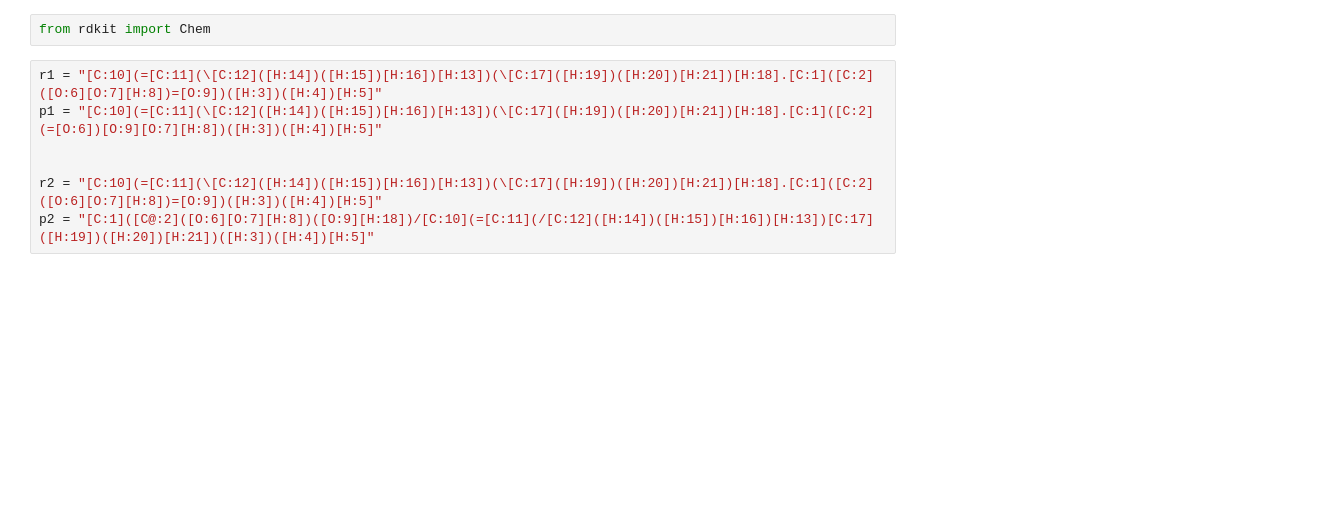
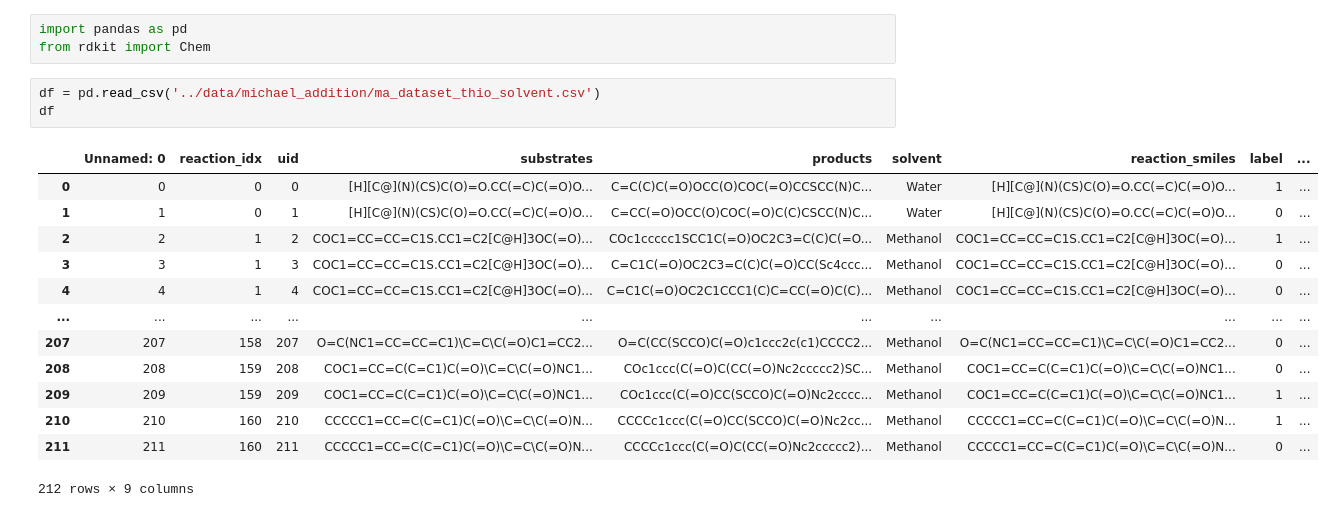
Before and after one commit to rhjvanworkum/reaction_path_sampler, a Jupyter notebook: notebooks/test.ipynb, the cells around one changed output. Saved outputs shown, nothing was run; the diff lists cells and outputs as text; blank space fills up the shorter version.

```diff
--- a/notebooks/test.ipynb
+++ b/notebooks/test.ipynb
@@ -1,9 +1,20 @@
 # %%
+import pandas as pd
 from rdkit import Chem
-# %%
-r1 = "[C:10](=[C:11](\[C:12]([H:14])([H:15])[H:16])[H:13])(\[C:17]([H:19])([H:20])[H:21])[H:18].[C:1]([C:2]([O:6][O:7][H:8])=[O:9])([H:3])([H:4])[H:5]"
-p1 = "[C:10](=[C:11](\[C:12]([H:14])([H:15])[H:16])[H:13])(\[C:17]([H:19])([H:20])[H:21])[H:18].[C:1]([C:2](=[O:6])[O:9][O:7][H:8])([H:3])([H:4])[H:5]"
-
-
-r2 = "[C:10](=[C:11](\[C:12]([H:14])([H:15])[H:16])[H:13])(\[C:17]([H:19])([H:20])[H:21])[H:18].[C:1]([C:2]([O:6][O:7][H:8])=[O:9])([H:3])([H:4])[H:5]"
-p2 = "[C:1]([C@:2]([O:6][O:7][H:8])([O:9][H:18])/[C:10](=[C:11](/[C:12]([H:14])([H:15])[H:16])[H:13])[C:17]([H:19])([H:20])[H:21])([H:3])([H:4])[H:5]"
+# %%
+df = pd.read_csv('../data/michael_addition/ma_dataset_thio_solvent.csv')
+df
+# %% [output]
+|  | Unnamed: 0 | reaction_idx | uid | substrates | products | solvent | reaction_smiles | label | ... |
+| 0 | 0 | 0 | 0 | [H][C@](N)(CS)C(O)=O.CC(=C)C(=O)O... | C=C(C)C(=O)OCC(O)COC(=O)CCSCC(N)C... | Water | [H][C@](N)(CS)C(O)=O.CC(=C)C(=O)O... | 1 | ... |
+| 1 | 1 | 0 | 1 | [H][C@](N)(CS)C(O)=O.CC(=C)C(=O)O... | C=CC(=O)OCC(O)COC(=O)C(C)CSCC(N)C... | Water | [H][C@](N)(CS)C(O)=O.CC(=C)C(=O)O... | 0 | ... |
+| 2 | 2 | 1 | 2 | COC1=CC=CC=C1S.CC1=C2[C@H]3OC(=O)... | COc1ccccc1SCC1C(=O)OC2C3=C(C)C(=O... | Methanol | COC1=CC=CC=C1S.CC1=C2[C@H]3OC(=O)... | 1 | ... |
+| 3 | 3 | 1 | 3 | COC1=CC=CC=C1S.CC1=C2[C@H]3OC(=O)... | C=C1C(=O)OC2C3=C(C)C(=O)CC(Sc4ccc... | Methanol | COC1=CC=CC=C1S.CC1=C2[C@H]3OC(=O)... | 0 | ... |
+| 4 | 4 | 1 | 4 | COC1=CC=CC=C1S.CC1=C2[C@H]3OC(=O)... | C=C1C(=O)OC2C1CCC1(C)C=CC(=O)C(C)... | Methanol | COC1=CC=CC=C1S.CC1=C2[C@H]3OC(=O)... | 0 | ... |
+| ... | ... | ... | ... | ... | ... | ... | ... | ... | ... |
+| 207 | 207 | 158 | 207 | O=C(NC1=CC=CC=C1)\C=C\C(=O)C1=CC2... | O=C(CC(SCCO)C(=O)c1ccc2c(c1)CCCC2... | Methanol | O=C(NC1=CC=CC=C1)\C=C\C(=O)C1=CC2... | 0 | ... |
+| 208 | 208 | 159 | 208 | COC1=CC=C(C=C1)C(=O)\C=C\C(=O)NC1... | COc1ccc(C(=O)C(CC(=O)Nc2ccccc2)SC... | Methanol | COC1=CC=C(C=C1)C(=O)\C=C\C(=O)NC1... | 0 | ... |
+| 209 | 209 | 159 | 209 | COC1=CC=C(C=C1)C(=O)\C=C\C(=O)NC1... | COc1ccc(C(=O)CC(SCCO)C(=O)Nc2cccc... | Methanol | COC1=CC=C(C=C1)C(=O)\C=C\C(=O)NC1... | 1 | ... |
+| 210 | 210 | 160 | 210 | CCCCC1=CC=C(C=C1)C(=O)\C=C\C(=O)N... | CCCCc1ccc(C(=O)CC(SCCO)C(=O)Nc2cc... | Methanol | CCCCC1=CC=C(C=C1)C(=O)\C=C\C(=O)N... | 1 | ... |
+| 211 | 211 | 160 | 211 | CCCCC1=CC=C(C=C1)C(=O)\C=C\C(=O)N... | CCCCc1ccc(C(=O)C(CC(=O)Nc2ccccc2)... | Methanol | CCCCC1=CC=C(C=C1)C(=O)\C=C\C(=O)N... | 0 | ... |
+212 rows × 9 columns
```
Also changed, not shown: parts of 14 cells of this notebook, 10 other files.
